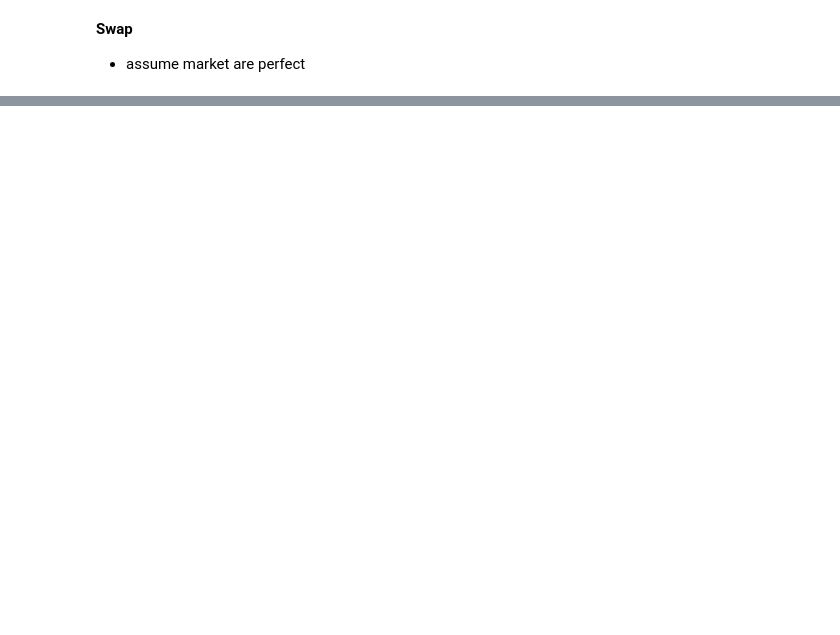
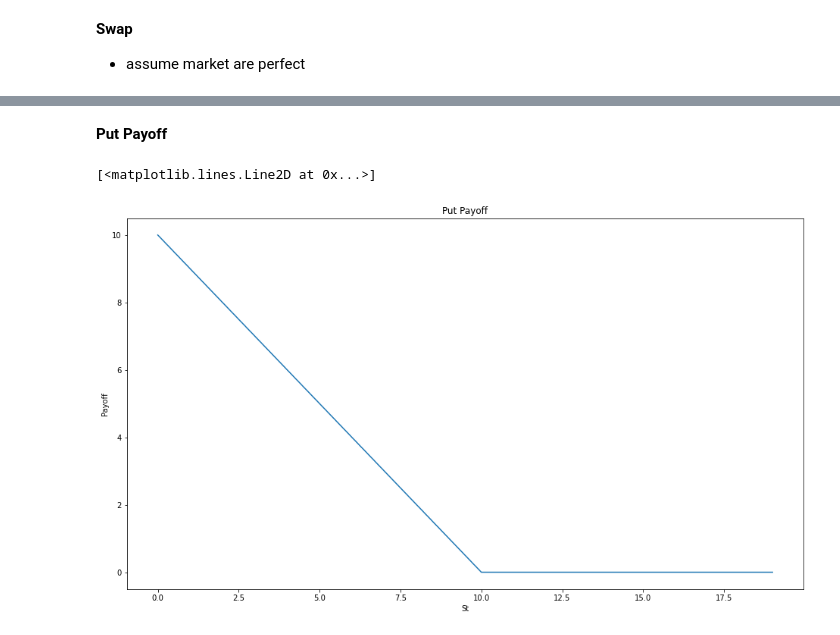
Before and after one commit to Saranpatp/risk-management-interview, a Jupyter notebook: Financial Derivatives/fin_diveratives.ipynb, the cells around one changed output, grey strips where cells are left out. Drawn from its saved outputs; the diff is of its cells as text; code cells hidden in the pictures; blank space fills up the shorter version.

```diff
--- a/Financial Derivatives/fin_diveratives.ipynb
+++ b/Financial Derivatives/fin_diveratives.ipynb
@@ -168,0 +169,13 @@ CVA: 21.083251541633885
+# %% [markdown]
+**Put Payoff**
+# %%
+K = 10
+S = np.arange(0,20)
+p = [max(0, K - St) for St in S]
+plt.xlabel("St")
+plt.ylabel("Payoff")
+plt.title("Put Payoff")
+plt.plot(S,p)
+# %% [output]
+[<matplotlib.lines.Line2D at 0x...>]
+[figure, added]
```
Also changed, not shown: parts of 37 cells of this notebook, 5 other files.
